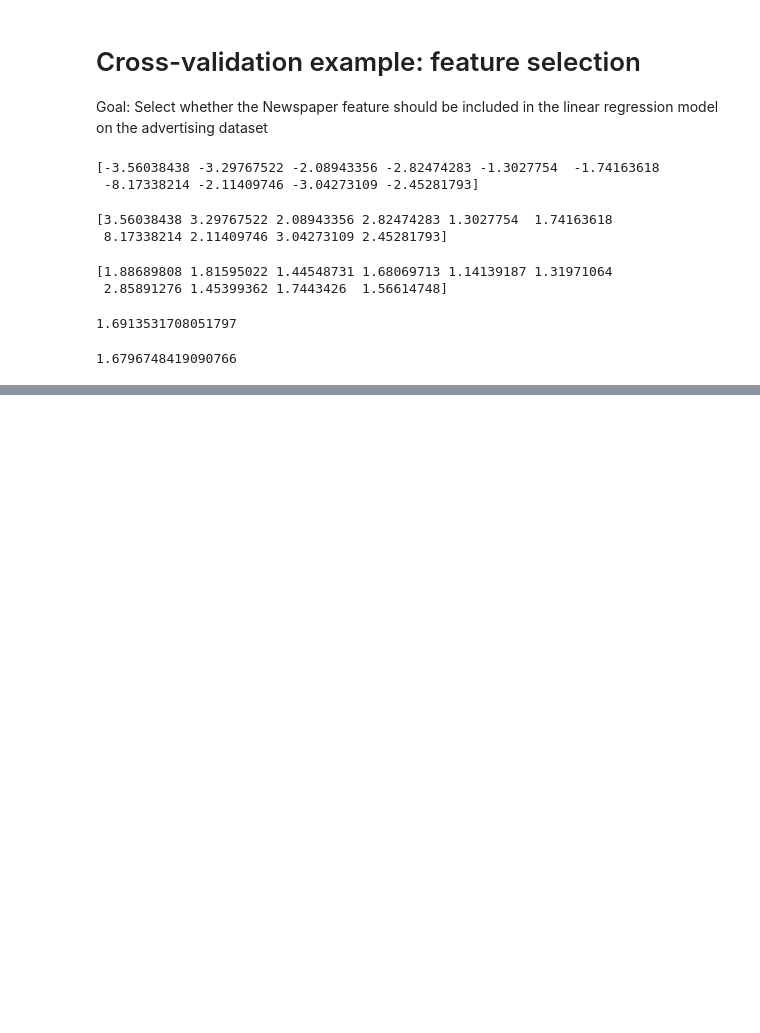
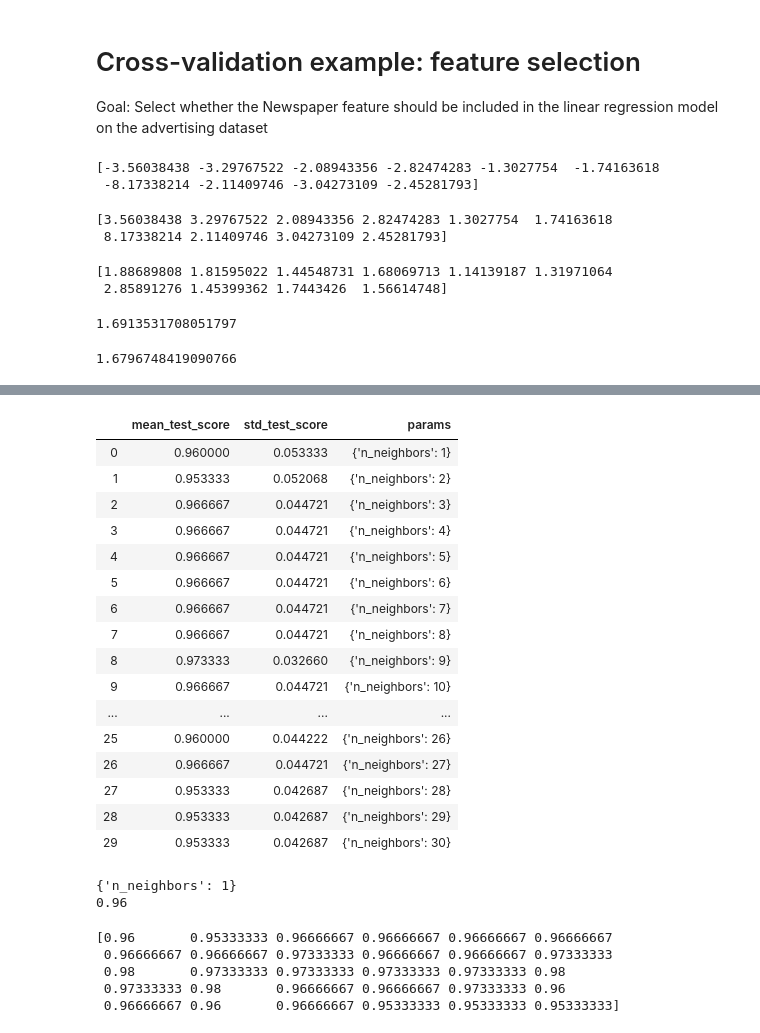
Before and after one commit to Alferdize/Machine-Learning-in-Python, a Jupyter notebook: path_of_ML/Scikit-learn/Untitled.ipynb, the cells around one changed output, grey strips where cells are left out. Cells and saved outputs as stored; diff of their text form; code cells hidden in the pictures; blank space fills up the shorter version.

```diff
--- a/path_of_ML/Scikit-learn/Untitled.ipynb
+++ b/path_of_ML/Scikit-learn/Untitled.ipynb
@@ -560,0 +597,3 @@ print(np.sqrt(-cross_val_score(lm, X, y, cv=10, scoring='neg_mean_squared_error'
+# %%
+k_range = list(range(1,31))
+print(list(k_range))
@@ -560,0 +602,3 @@ print(np.sqrt(-cross_val_score(lm, X, y, cv=10, scoring='neg_mean_squared_error'
+# %%
+param_grid = dict(n_neighbors=k_range)
+print(param_grid)
@@ -560,0 +607,4 @@ print(np.sqrt(-cross_val_score(lm, X, y, cv=10, scoring='neg_mean_squared_error'
+# %%
+grid = GridSearchCV(knn, param_grid, cv=10, scoring='accuracy',return_train_score=False)
+# %%
+grid.fit(X, Y)
@@ -560,0 +624,36 @@ print(np.sqrt(-cross_val_score(lm, X, y, cv=10, scoring='neg_mean_squared_error'
+# %%
+import pandas as pd
+pd.DataFrame(grid.cv_results_)[['mean_test_score', 'std_test_score', 'params']]
+# %% [output]
+|  | mean_test_score | std_test_score | params |
+| 0 | 0.960000 | 0.053333 | {'n_neighbors': 1} |
+| 1 | 0.953333 | 0.052068 | {'n_neighbors': 2} |
+| 2 | 0.966667 | 0.044721 | {'n_neighbors': 3} |
+| 3 | 0.966667 | 0.044721 | {'n_neighbors': 4} |
+| 4 | 0.966667 | 0.044721 | {'n_neighbors': 5} |
+| 5 | 0.966667 | 0.044721 | {'n_neighbors': 6} |
+| 6 | 0.966667 | 0.044721 | {'n_neighbors': 7} |
+| 7 | 0.966667 | 0.044721 | {'n_neighbors': 8} |
+| 8 | 0.973333 | 0.032660 | {'n_neighbors': 9} |
+| 9 | 0.966667 | 0.044721 | {'n_neighbors': 10} |
+| ... | ... | ... | ... |
+| 25 | 0.960000 | 0.044222 | {'n_neighbors': 26} |
+| 26 | 0.966667 | 0.044721 | {'n_neighbors': 27} |
+| 27 | 0.953333 | 0.042687 | {'n_neighbors': 28} |
+| 28 | 0.953333 | 0.042687 | {'n_neighbors': 29} |
+| 29 | 0.953333 | 0.042687 | {'n_neighbors': 30} |
+# %%
+print(grid.cv_results_['params'][0])
+print(grid.cv_results_['mean_test_score'][0])
+# %% [output]
+{'n_neighbors': 1}
+0.96
+# %%
+grid_mean_scores = grid.cv_results_['mean_test_score']
+print(grid_mean_scores)
+# %% [output]
+[0.96       0.95333333 0.96666667 0.96666667 0.96666667 0.96666667
+ 0.96666667 0.96666667 0.97333333 0.96666667 0.96666667 0.97333333
+ 0.98       0.97333333 0.97333333 0.97333333 0.97333333 0.98
+ 0.97333333 0.98       0.96666667 0.96666667 0.97333333 0.96
+ 0.96666667 0.96       0.96666667 0.95333333 0.95333333 0.95333333]
```
Also changed, not shown: parts of 26 cells of this notebook.
